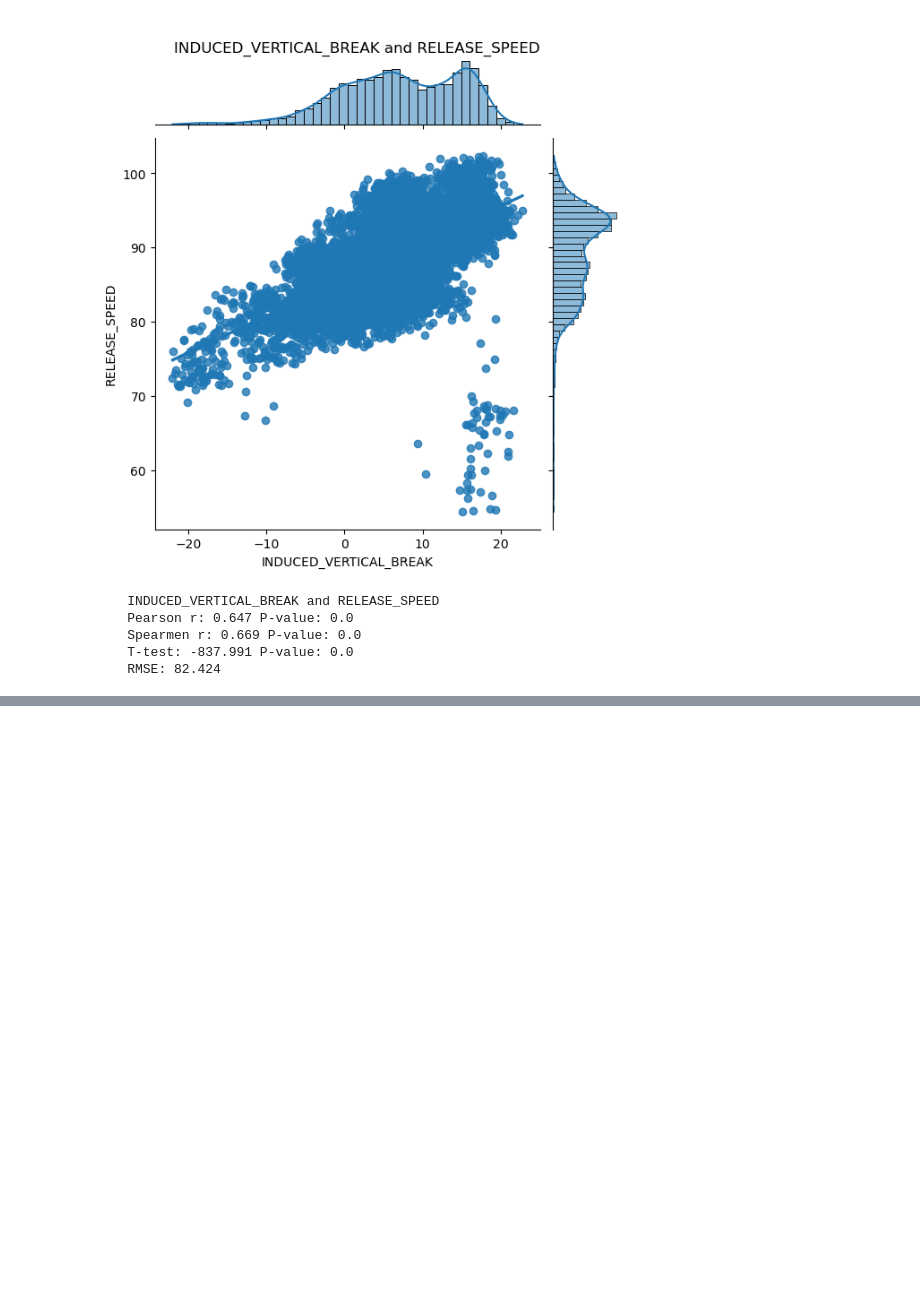
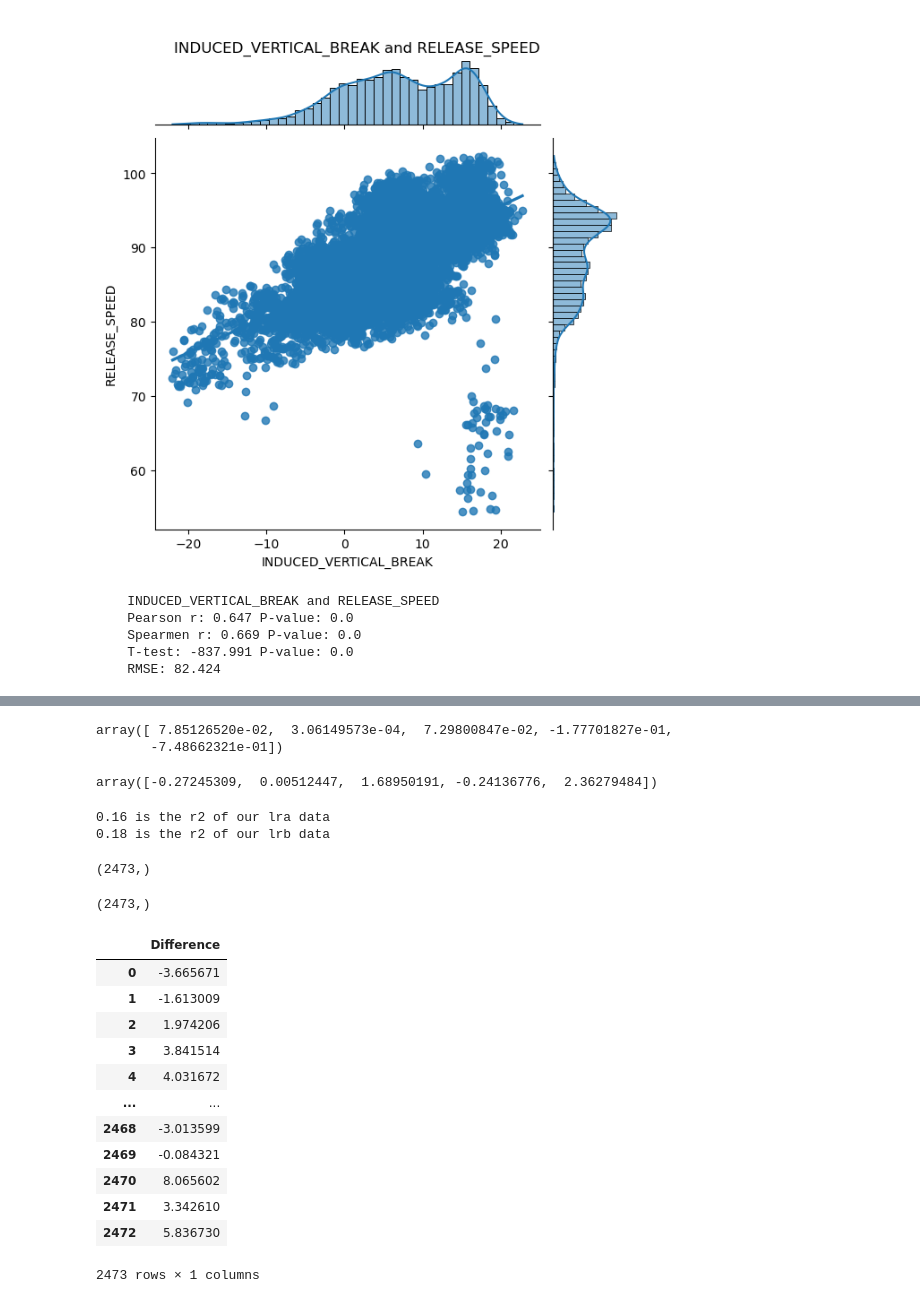
Before and after one commit to DerikVo/Dew-point-and-pitching, a Jupyter notebook: Code/01_EDA.ipynb, the cells around one changed output, grey strips where cells are left out. Drawn from its saved outputs; the diff is of its cells as text; code cells hidden in the pictures; blank space fills up the shorter version.

```diff
--- a/Code/01_EDA.ipynb
+++ b/Code/01_EDA.ipynb
@@ -381,0 +418,5 @@ cor_plot('INDUCED_VERTICAL_BREAK', 'RELEASE_SPEED', model_df)
+# %%
+lr_angle.coef_
+# %% [output]
+array([ 7.85126520e-02,  3.06149573e-04,  7.29800847e-02, -1.77701827e-01,
+       -7.48662321e-01])
@@ -381,0 +430,37 @@ cor_plot('INDUCED_VERTICAL_BREAK', 'RELEASE_SPEED', model_df)
+# %%
+lr_break.coef_
+# %% [output]
+array([-0.27245309,  0.00512447,  1.68950191, -0.24136776,  2.36279484])
+# %%
+
+print( f'{r2_score(y1_test, lra).round(2)} is the r2 of our lra data')
+print( f'{r2_score(y2_test, lrb).round(2)} is the r2 of our lrb data')
+# %% [output]
+0.16 is the r2 of our lra data
+0.18 is the r2 of our lrb data
+# %%
+lra.shape
+# %% [output]
+(2473,)
+# %%
+lrb.shape
+# %% [output]
+(2473,)
+# %%
+difference = lra - lrb
+difference_df = pd.DataFrame({'Difference': difference})
+difference_df
+# %% [output]
+|  | Difference |
+| 0 | -3.665671 |
+| 1 | -1.613009 |
+| 2 | 1.974206 |
+| 3 | 3.841514 |
+| 4 | 4.031672 |
+| ... | ... |
+| 2468 | -3.013599 |
+| 2469 | -0.084321 |
+| 2470 | 8.065602 |
+| 2471 | 3.342610 |
+| 2472 | 5.836730 |
+2473 rows × 1 columns
```
Also changed, not shown: parts of 11 cells of this notebook.
